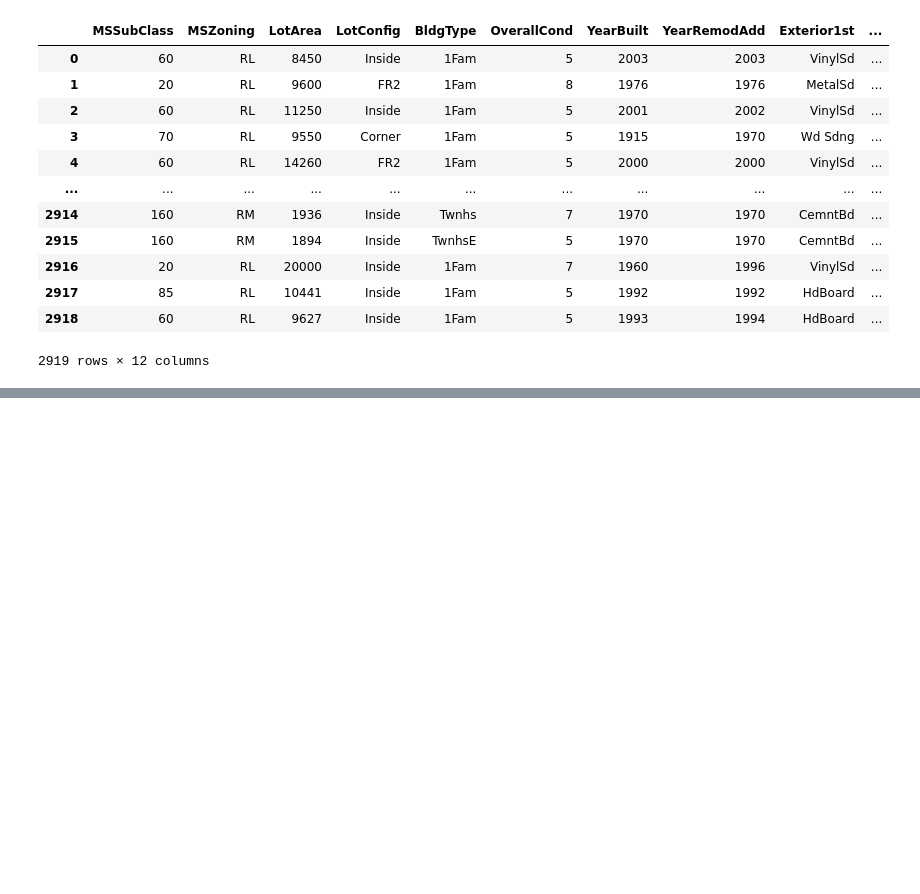
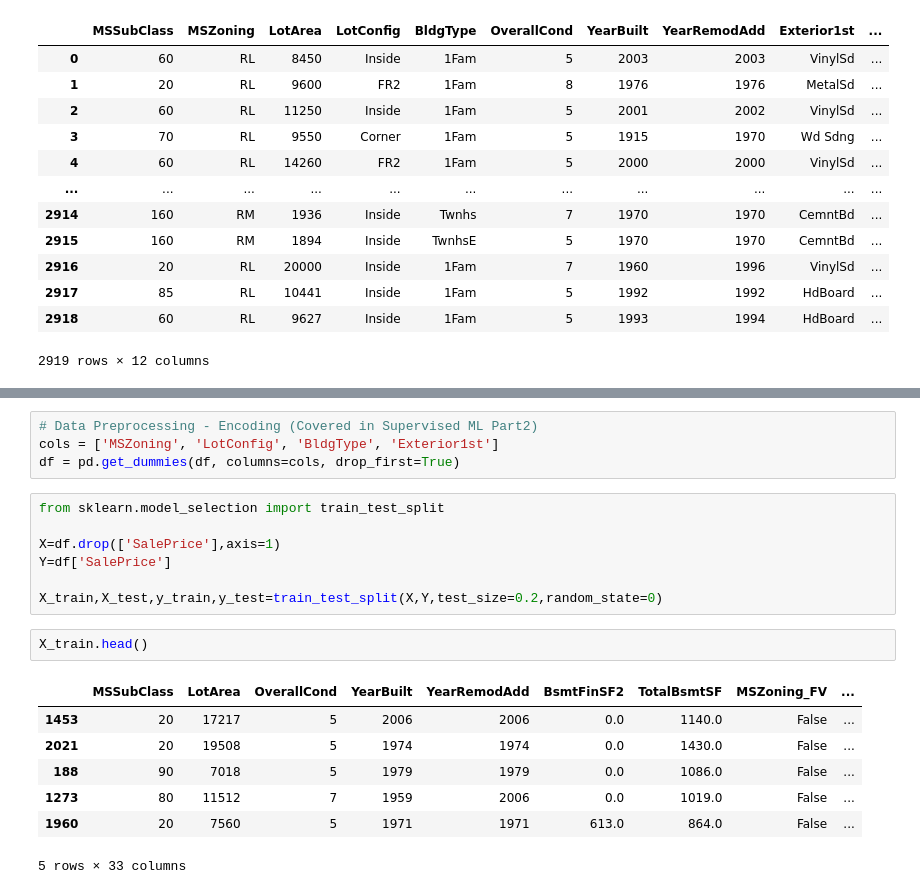
Before and after one commit to Sauravkumarv/Algorith_Jupyter_AIML, a Jupyter notebook: Linear_Regression/Assignment/Untitled.ipynb, the cells around one changed output, grey strips where cells are left out. Cells and saved outputs as stored; diff of their text form; blank space fills up the shorter version.

```diff
--- a/Linear_Regression/Assignment/Untitled.ipynb
+++ b/Linear_Regression/Assignment/Untitled.ipynb
@@ -59,0 +83,21 @@ df
+# %%
+# Data Preprocessing - Encoding (Covered in Supervised ML Part2)
+cols = ['MSZoning', 'LotConfig', 'BldgType', 'Exterior1st']
+df = pd.get_dummies(df, columns=cols, drop_first=True)
+# %%
+from sklearn.model_selection import train_test_split
+
+X=df.drop(['SalePrice'],axis=1)
+Y=df['SalePrice']
+
+X_train,X_test,y_train,y_test=train_test_split(X,Y,test_size=0.2,random_state=0)
+# %%
+X_train.head()
+# %% [output]
+|  | MSSubClass | LotArea | OverallCond | YearBuilt | YearRemodAdd | BsmtFinSF2 | TotalBsmtSF | MSZoning_FV | ... |
+| 1453 | 20 | 17217 | 5 | 2006 | 2006 | 0.0 | 1140.0 | False | ... |
+| 2021 | 20 | 19508 | 5 | 1974 | 1974 | 0.0 | 1430.0 | False | ... |
+| 188 | 90 | 7018 | 5 | 1979 | 1979 | 0.0 | 1086.0 | False | ... |
+| 1273 | 80 | 11512 | 7 | 1959 | 2006 | 0.0 | 1019.0 | False | ... |
+| 1960 | 20 | 7560 | 5 | 1971 | 1971 | 613.0 | 864.0 | False | ... |
+5 rows × 33 columns
```
Also changed, not shown: parts of 5 cells of this notebook, 1 other file.
